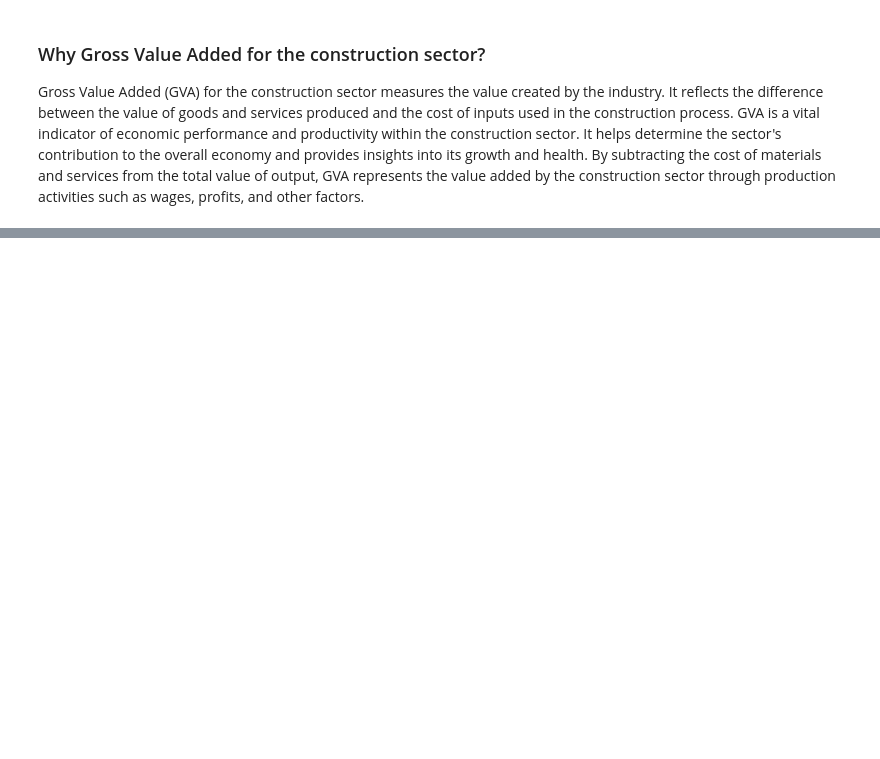
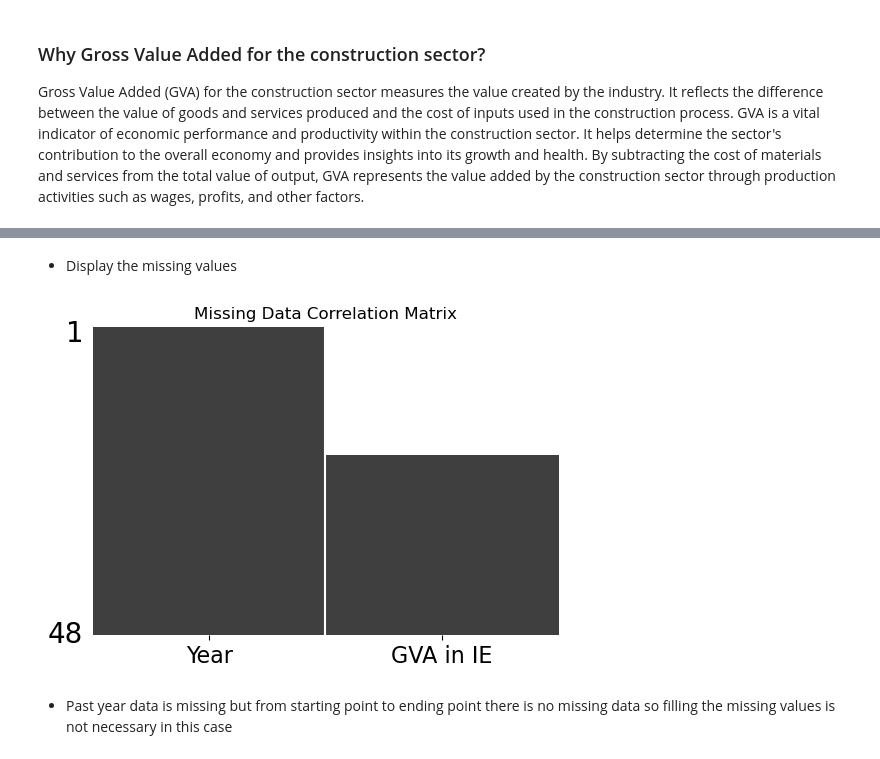
Before and after one commit to kgntmr/ASSIGNMENT-FOR-CONSTRUCTION-CO, a Jupyter notebook: ASSIGNMENT-2.ipynb, the cells around one changed output, grey strips where cells are left out. Drawn from its saved outputs; the diff is of its cells as text; code cells hidden in the pictures; blank space fills up the shorter version.

```diff
--- a/ASSIGNMENT-2.ipynb
+++ b/ASSIGNMENT-2.ipynb
@@ -187,0 +844,2 @@ fig.show()
+# %%
+gva_ie = pd.read_csv('GVA in IE.csv')
@@ -187,0 +860,27 @@ fig.show()
+# %%
+# Let's change the type of the Year column to period
+gva_ie['Year'] = pd.to_datetime(gva_ie['Year'], format='%Y').dt.to_period('Y')
+# %% [markdown]
+- Display the missing values
+# %%
+# Set the figure size
+fig, axes = plt.subplots(figsize=(6, 4))
+
+# Visualize the correlation of missing data between columns
+msno.matrix(gva_ie, ax=axes, sparkline=False)
+
+# Set the title of the figure
+plt.title('Missing Data Correlation Matrix')
+
+# Change the position of the xticks labels
+plt.gca().xaxis.tick_bottom()
+
+# Change the x-axis label rotation to 0 degrees
+plt.xticks(rotation=0, ha='center')
+
+# Display the visualization
+plt.show()
+# %% [output]
+[figure, added]
+# %% [markdown]
+- Past year data is missing but from starting point to ending point there is no missing data so filling the missing values is not necessary in this case
```
Also changed, not shown: parts of 183 cells of this notebook.
